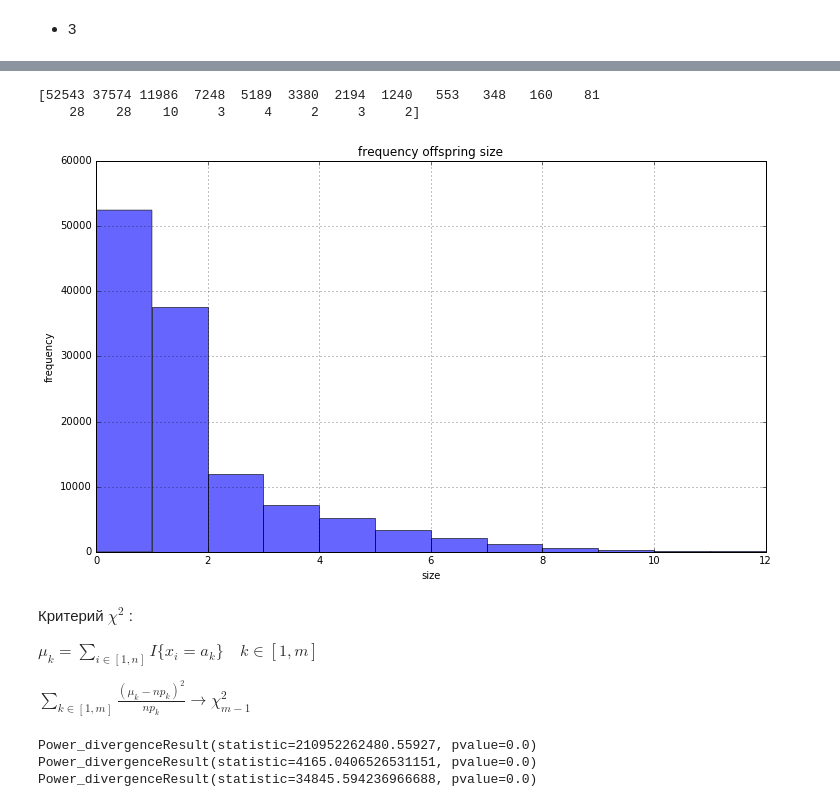
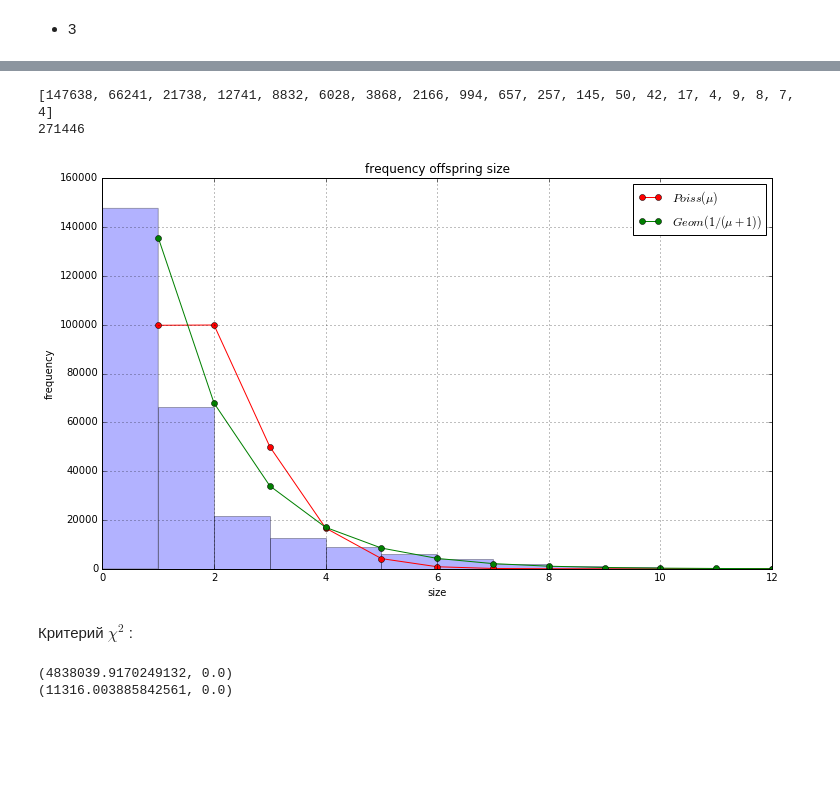
Before and after one commit to ale3otik/MIPT-2016-Stochastic-process, a Jupyter notebook: task1/t1_Zotov_Alexey_497.ipynb, the cells around one changed output, grey strips where cells are left out. Saved outputs shown, nothing was run; the diff lists cells and outputs as text; code cells hidden in the pictures; blank space fills up the shorter version.

```diff
--- a/task1/t1_Zotov_Alexey_497.ipynb
+++ b/task1/t1_Zotov_Alexey_497.ipynb
@@ -14,7 +15,9 @@ from collections import Counter
 # %%
 from BranchingProcess import Person, BranchingProcess, read_from_files
 file_pref = ['E','U','N','W','K','T','M','L','R','I']
-file_names = [pref + '.txt' for pref in file_pref]
+file_all = 'C,D,E,F,G,I,J,K,L,M,N,O,P,Q,R,S,T,U,W'
+pref_all = file_all.split(',')
+file_names = ['data/' + pref + '.txt' for pref in pref_all]
 # %%
 processes = read_from_files(file_names)
 # %%
@@ -197,30 +207,29 @@ lambda_all = 1.2562911691
-# %%
-freq_all = np.zeros(np.max([np.max(x) for x in X]) + 1,dtype = int)
-freq = []
-for x in X:
-    freq.append(np.zeros(np.max(x) + 1 , dtype=int))
-    for v in x:
-        freq[-1][v] += 1
-        freq_all[v] += 1
+# %%
+freq_all = list(Counter(X_all).values())
+freq = []
+for x in X:
+    freq.append(list(Counter(x).values()))
 # %%
 print(freq_all)
+print(np.sum(freq_all))
+n = np.sum(freq_all)
 plt.figure(figsize=(12,7))
 plt.title("frequency offspring size")
-
-plt.hist(X_all, bins=np.arange(20) , facecolor='b', alpha=0.6)
+plt.hist(X_all, bins=np.arange(20) , facecolor='b', alpha=0.3)
+plt.plot(np.arange(1,21) , [n*sps.poisson.pmf(x,mu=pois_lmb_all) for x in range(20)] ,
+         '-o' ,color='r', label = r'$Poiss(\mu)$')
+plt.plot(np.arange(1,21) , [n*sps.geom.pmf(x+1,1/(pois_lmb_all+1)) for x in range(20)] ,
+         '-o' ,color='g',  label = r'$Geom(1/(\mu+1))$')
+plt.legend()
 plt.grid(True)
 plt.xlim(0,12)
 plt.xlabel("size")
 plt.ylabel("frequency")
 plt.show()
 # %% [output]
-[52543 37574 11986  7248  5189  3380  2194  1240   553   348   160    81
-    28    28    10     3     4     2     3     2]
+[147638, 66241, 21738, 12741, 8832, 6028, 3868, 2166, 994, 657, 257, 145, 50, 42, 17, 4, 9, 8, 7, 4]
+271446
-[figure, old version]
+[figure, new version]
-# %% [markdown]
-Критерий $\chi^2$ :
-
-$\mu_k = \sum_{i \in[1,n] } I\{x_i = a_k\} \quad k \in [1,m]$
-
-$\sum_{k\in[1,m]}\frac{(\mu_k - np_k)^2}{np_k} \to \chi^2_{m-1}$
+# %% [markdown]
+Критерий $\chi^2$ :
 # %%
@@ -231,11 +241,8 @@ def get_chiquare_check(prob, f_obs, mu) :
 # %%
 poiss_f = lambda x,mu : sps.poisson.pmf(x,mu)
 geom_f = lambda x,p : sps.geom.pmf(x+1,p)
-ff = lambda x ,p : 6/(np.pi**2 * (1 + x)**2)
-print(get_chiquare_check(poiss_f,freq_all,pois_lmb_all))
-print(get_chiquare_check(geom_f,freq_all,1/(pois_lmb_all + 1)))
-print(get_chiquare_check(ff,freq_all,0))
+print(get_chisquare_check(poiss_f,freq_all,pois_lmb_all+3.1))
+print(get_chisquare_check(geom_f,freq_all,1/(pois_lmb_all + 1)))
 # %% [output]
-Power_divergenceResult(statistic=210952262480.55927, pvalue=0.0)
-Power_divergenceResult(statistic=4165.0406526531151, pvalue=0.0)
-Power_divergenceResult(statistic=34845.594236966688, pvalue=0.0)
+(4838039.9170249132, 0.0)
+(11316.003885842561, 0.0)
```
Also changed, not shown: parts of 11 cells of this notebook.
